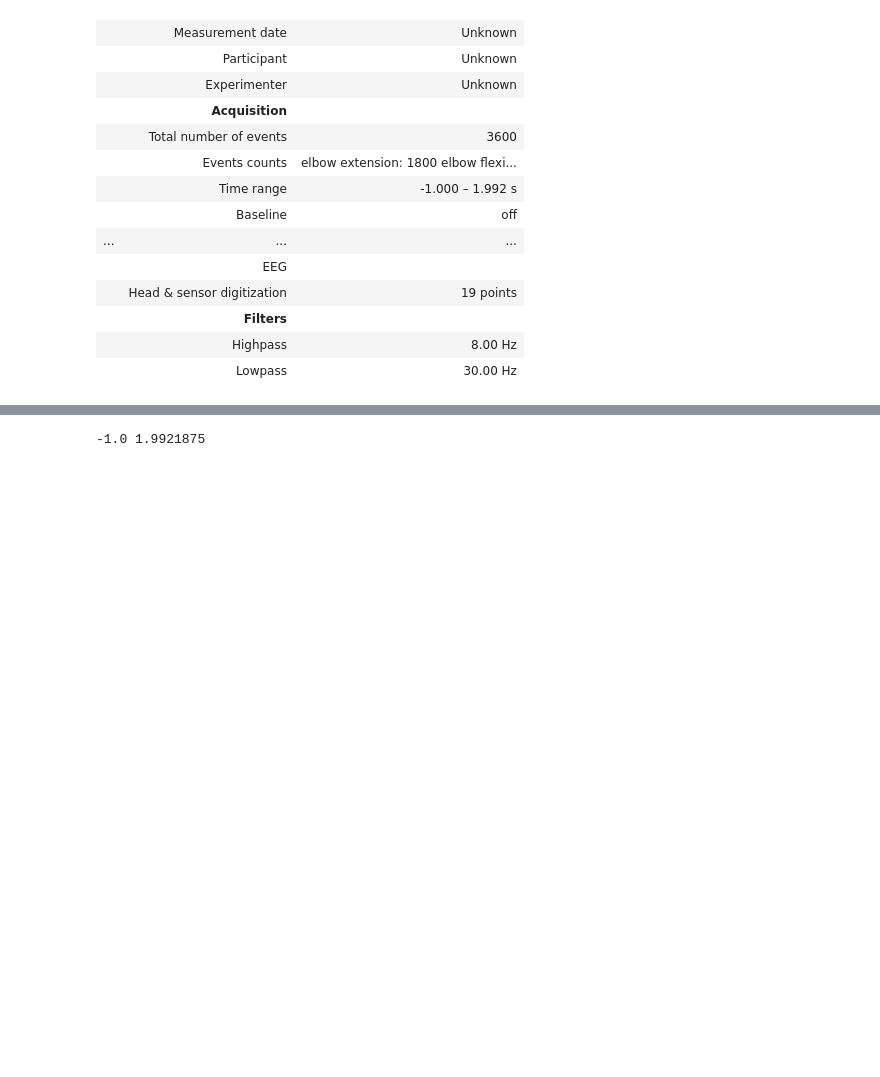
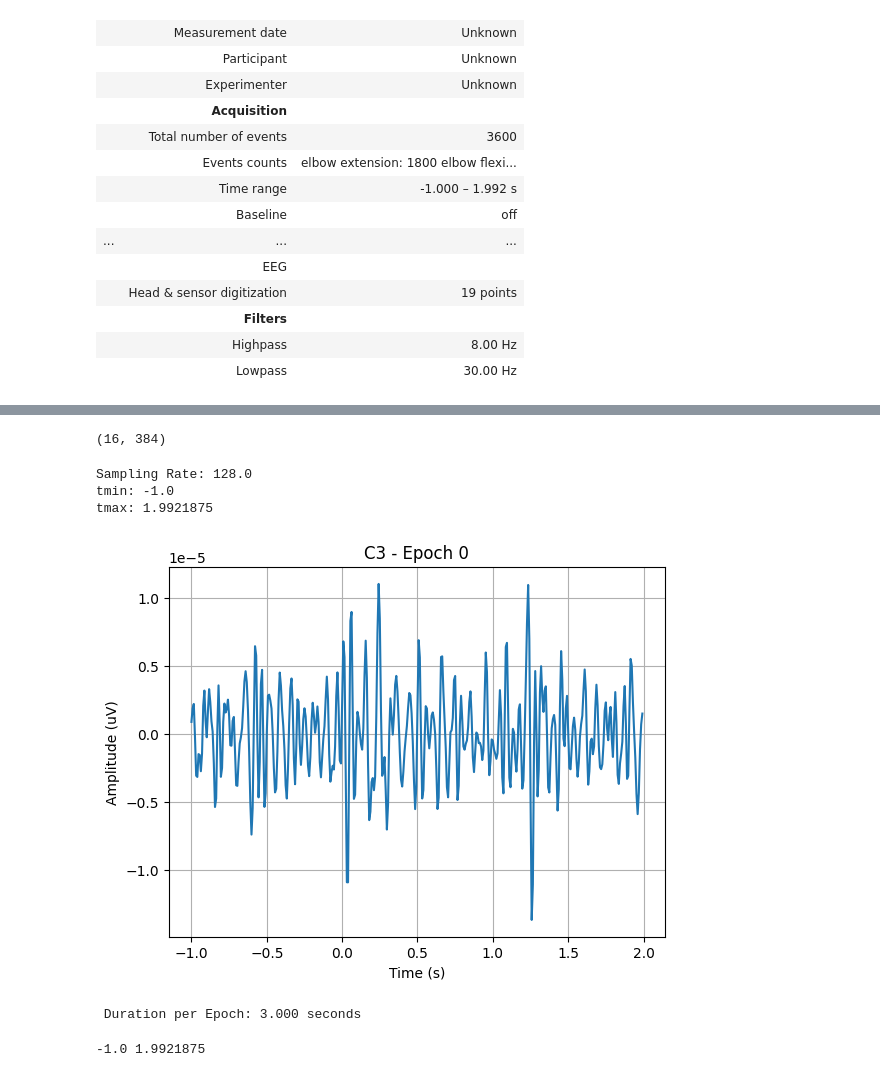
Before and after one commit to CharlotteXIII/StudioV_opentopics, a Jupyter notebook: Experiment_on_6_Subjects/2Class_6S.ipynb, the cells around one changed output, grey strips where cells are left out. Saved outputs shown, nothing was run; the diff lists cells and outputs as text; code cells hidden in the pictures; blank space fills up the shorter version.

```diff
--- a/Experiment_on_6_Subjects/2Class_6S.ipynb
+++ b/Experiment_on_6_Subjects/2Class_6S.ipynb
@@ -441,3 +445,44 @@ Selected_epochs
+# %%
+# 1 Epoch at trial 0
+data = Selected_epochs.get_data()
+epoch_0 = data[0]  # shape = (n_channels, n_times)
+print(epoch_0.shape)  # เช่น (16, 384)
+# %% [output]
+(16, 384)
+# %%
+# ดูสัญญาณของ Channel หนึ่งใน Epoch นั้น
+chn_name = 'C3'
+chn_index = Selected_epochs.ch_names.index(chn_name)
+signal = data[0, chn_index, :]  # signal ของ C3 ใน epoch 0
+# %%
+#  ดูช่วงเวลาในวินาที
+print("Sampling Rate:", Selected_epochs.info['sfreq'])  # เช่น 128 Hz
+print("tmin:", Selected_epochs.tmin)
+print("tmax:", Selected_epochs.tmax)
+
+# ช่วงเวลา = np.linspace(tmin, tmax, n_times)
+time_vector = Selected_epochs.times
+# %% [output]
+Sampling Rate: 128.0
+tmin: -1.0
+tmax: 1.9921875
+# %%
+#  Plot ช่องเดียวของ Epoch เดียว
+plt.plot(Selected_epochs.times, signal)
+plt.title(f"{chn_name} - Epoch 0")
+plt.xlabel("Time (s)")
+plt.ylabel("Amplitude (uV)")
+plt.grid(True)
+plt.show()
+# %% [output]
+[figure, added]
+# %%
+n_samples = Selected_epochs.get_data().shape[2]
+fs = Selected_epochs.info['sfreq']
+duration = n_samples / fs
+print(f" Duration per Epoch: {duration:.3f} seconds")
+# %% [output]
+ Duration per Epoch: 3.000 seconds
 # %%
 #epoch range
 print(Selected_epochs.tmin, Selected_epochs.tmax)
```
Also changed, not shown: parts of 14 cells of this notebook, 4 other files.
